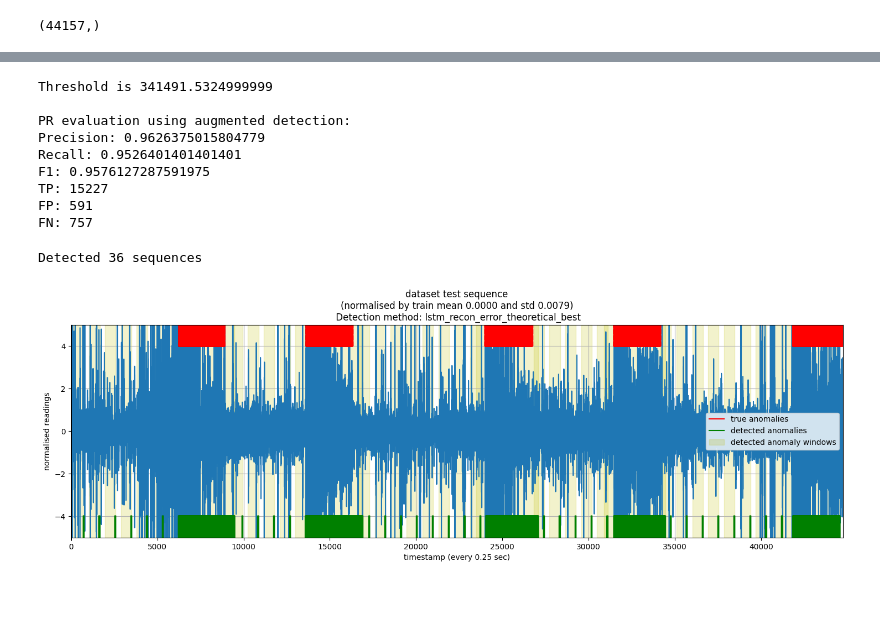
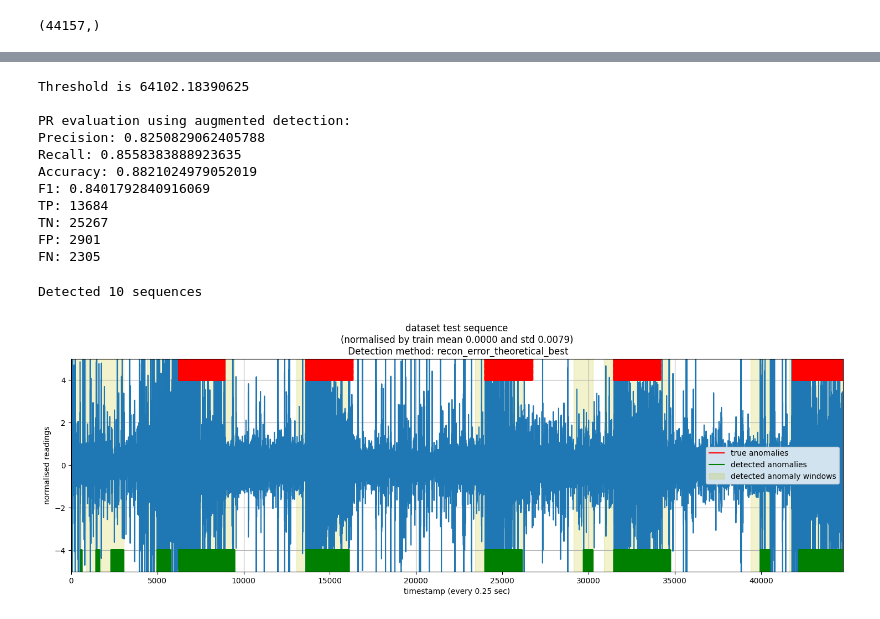
Before and after one commit to peunsu/wesad_stress_detection, a Jupyter notebook: vae-lstm-test/anomaly_detection.ipynb, the cells around one changed output, grey strips where cells are left out. Cells and saved outputs as stored; diff of their text form; code cells hidden in the pictures.

```diff
--- a/vae-lstm-test/anomaly_detection.ipynb
+++ b/vae-lstm-test/anomaly_detection.ipynb
@@ -170,2 +148,4 @@ def plot_histogram(test_anomaly_metric, n_bins, title, mean=None, std=None, xlim
     return mean, std
+# %%
+val_score = evaluate_model(val_loader)
 # %%
@@ -188 +173,3 @@ These windows scored the top 1% of anomaly metric (263.8485412597656):
+# %%
+test_score = evaluate_model(test_loader)
 # %%
@@ -405,29 +376,31 @@ Detected 10 sequences
 # %%
 percentile_list = np.arange(0, 100.1, 1)
-threshold_list = np.percentile(test_recons_error, percentile_list)
+threshold_list = np.percentile(test_score, percentile_list)
 
 n_threshold = len(threshold_list)
 
 precision = np.zeros(n_threshold)
 recall = np.zeros(n_threshold)
+accuracy = np.zeros(n_threshold)
 F1 = np.zeros(n_threshold)
 
 precision_aug = np.zeros(n_threshold)
 recall_aug = np.zeros(n_threshold)
+accuracy_aug = np.zeros(n_threshold)
 F1_aug = np.zeros(n_threshold)
 
 for i, threshold in tqdm(enumerate(threshold_list)):
     #print(threshold_list[i])
-    idx_detection_vae = return_anomaly_idx_by_threshold(test_recons_error, threshold)
-    precision[i], recall[i], F1[i], _, _, _ = compute_precision_and_recall(idx_detection_vae,
-                                                                           anomaly_index_lstm,
-                                                                           test_labels_lstm)
+    idx_detection_vae = return_anomaly_idx_by_threshold(test_score, threshold)
+    precision[i], recall[i], accuracy[i], F1[i], _, _, _, _ = compute_precision_and_recall(idx_detection_vae,
+                                                                           anomaly_index_vae,
+                                                                           test_labels_vae)
     # augment the detection using the ground truth labels
     # a method to discount the factor one anomaly appears in multiple consecutive windows
     # introduced in "Unsupervised anomaly detection via variational auto-encoder for seasonal kpis in web applications"
-    idx_detection_vae_augmented = augment_detected_idx(idx_detection_vae, anomaly_index_lstm)
-    precision_aug[i], recall_aug[i], F1_aug[i], _, _, _ = compute_precision_and_recall(idx_detection_vae_augmented,
-                                                                                       anomaly_index_lstm,
-                                                                                       test_labels_lstm)
+    idx_detection_vae_augmented = augment_detected_idx(idx_detection_vae, anomaly_index_vae)
+    precision_aug[i], recall_aug[i], accuracy_aug[i], F1_aug[i], _, _, _, _ = compute_precision_and_recall(idx_detection_vae_augmented,
+                                                                                       anomaly_index_vae,
+                                                                                       test_labels_vae)
 # %%
 print("Best F1 score is {}".format(np.amax(F1)))
@@ -460,38 +425,42 @@ Average precision is 0.5756157273832926
 # %%
 # Now select a threshold
-threshold = 341491.5324999999
+threshold = threshold_list[np.squeeze(np.argmax(F1_aug))]
 
 print("Threshold is {}".format(threshold))
-idx_detection = return_anomaly_idx_by_threshold(test_recons_error, threshold)
-idx_detection_augmented = augment_detected_idx(idx_detection, anomaly_index_lstm)
-precision, recall, F1, n_TP, n_FP, n_FN = compute_precision_and_recall(idx_detection_augmented,
-                                                                       anomaly_index_lstm,
-                                                                       test_labels_lstm)
+idx_detection = return_anomaly_idx_by_threshold(test_score, threshold)
+idx_detection_augmented = augment_detected_idx(idx_detection, anomaly_index_vae)
+precision, recall, accuracy, F1, n_TP, n_TN, n_FP, n_FN = compute_precision_and_recall(idx_detection_augmented,
+                                                                       anomaly_index_vae,
+                                                                       test_labels_vae)
 print("\nPR evaluation using augmented detection:")
 print("Precision: {}".format(precision))
 print("Recall: {}".format(recall))
+print("Accuracy: {}".format(accuracy))
 print("F1: {}".format(F1))
 print("TP: {}".format(n_TP))
+print("TN: {}".format(n_TN))
 print("FP: {}".format(n_FP))
 print("FN: {}".format(n_FN))
 # %% [output]
-Threshold is 341491.5324999999
+Threshold is 64102.18390625
 
 PR evaluation using augmented detection:
-Precision: 0.9626375015804779
-Recall: 0.9526401401401401
-F1: 0.9576127287591975
-TP: 15227
-FP: 591
-FN: 757
+Precision: 0.8250829062405788
+Recall: 0.8558383888923635
+Accuracy: 0.8821024979052019
+F1: 0.8401792840916069
+TP: 13684
+TN: 25267
+FP: 2901
+FN: 2305
 # %%
 plot_detected_anomalies(idx_detection_augmented,
-                        interval=config['l_win']*config['l_seq']/2,
+                        config=config,
                         result=result,
-                        detection_method='lstm_recon_error_theoretical_best',
+                        detection_method='recon_error_theoretical_best',
                         augmented_flag=1,
                         y_scale=5,
                         y_lim=5)
 # %% [output]
-Detected 36 sequences
+Detected 10 sequences
-[figure, old version]
+[figure, new version]
```
Also changed, not shown: parts of 21 cells of this notebook, 9 other files.
